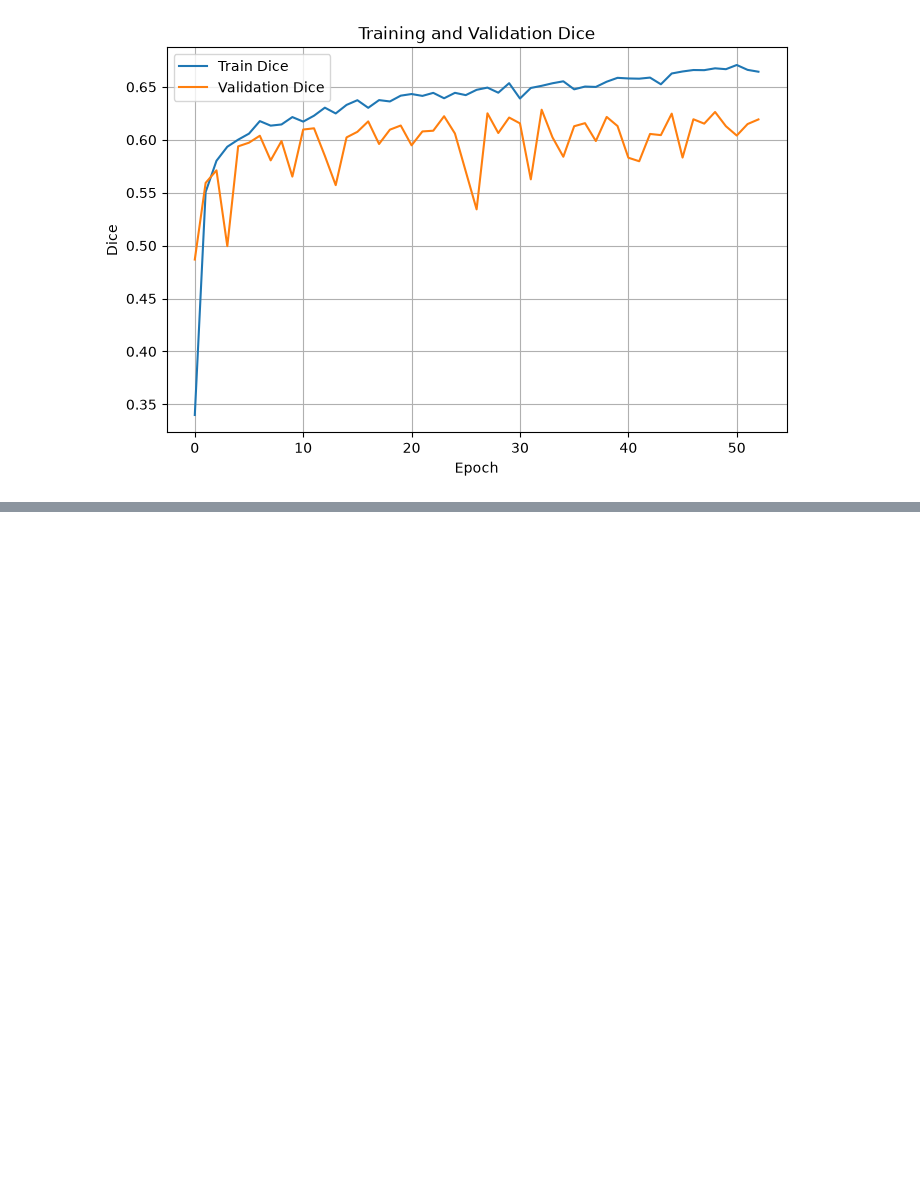
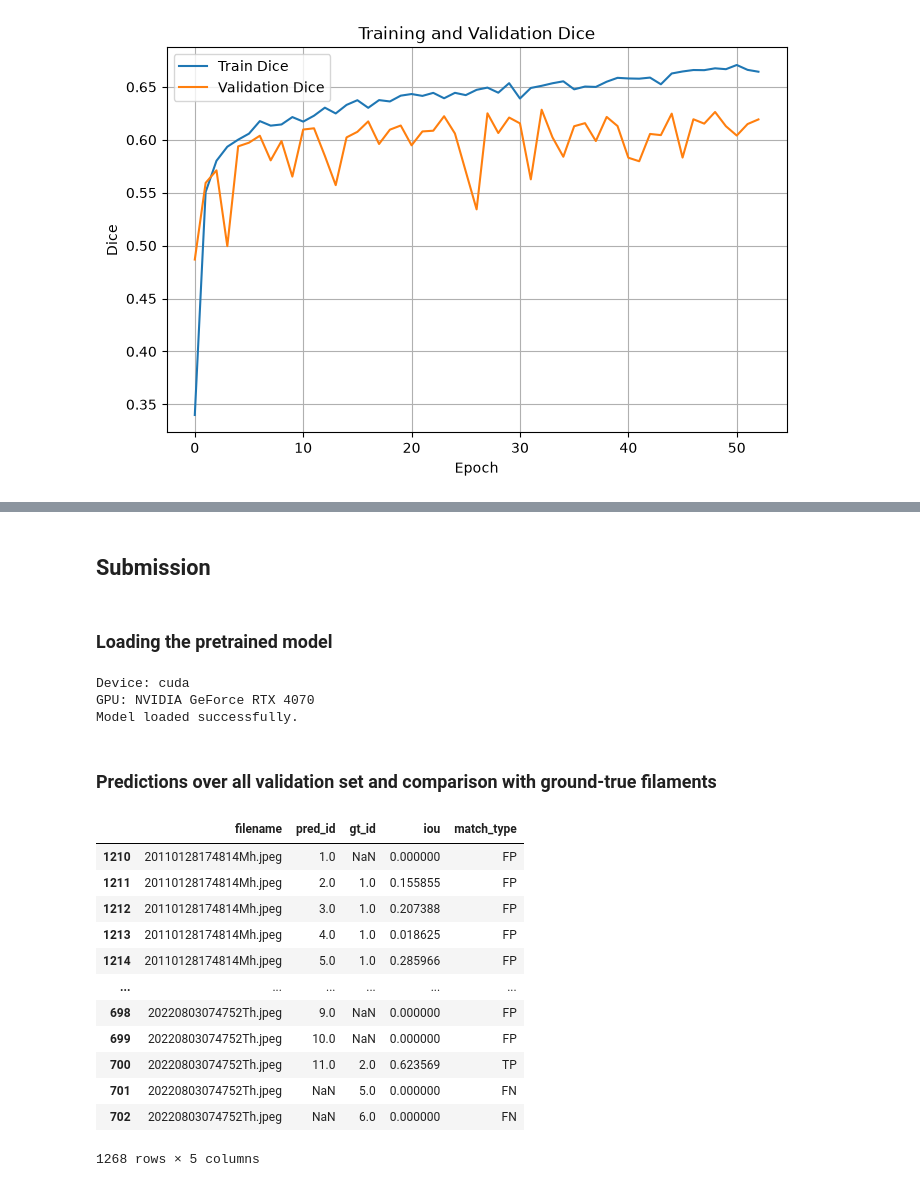
Before and after one commit to dario2002lr-coder/kaggle_solar_filament_segmentation, a Jupyter notebook: notebooks/03_network_optimisation.ipynb, the cells around one changed output, grey strips where cells are left out. Cells and saved outputs as stored; diff of their text form; code cells hidden in the pictures; blank space fills up the shorter version.

```diff
--- a/notebooks/03_network_optimisation.ipynb
+++ b/notebooks/03_network_optimisation.ipynb
@@ -525,0 +541,47 @@ plt.show()
+# %% [markdown]
+## Submission
+# %% [markdown]
+### Loading the pretrained model
+# %%
+device = torch.device(
+    "cuda" if torch.cuda.is_available() else "cpu"
+)
+
+print(f"Device: {device}")
+
+if device.type == "cuda":
+    print(f"GPU: {torch.cuda.get_device_name(0)}")
+
+BEST_CONFIG = {
+    "base_channels": 16,
+    "depth": 5,
+    "num_convs": 1,
+    "kernel_size": 3,
+    "activation": "gelu",
+}
+
+models_dir = get_path(CONFIG["paths"]["models_dir"])
+checkpoint_path=(
+        models_dir
+        / "best_unet_data_augmentation.pth"
+    )
+
+model = ConfigurableUNet(
+    in_channels=1,
+    out_channels=1,
+    **BEST_CONFIG,
+)
+
+model = load_model(
+    model=model,
+    checkpoint_path=checkpoint_path,
+    device=device,
+)
+
+print("Model loaded successfully.")
+# %% [output]
+Device: cuda
+GPU: NVIDIA GeForce RTX 4070
+Model loaded successfully.
+# %% [markdown]
+### Predictions over all validation set and comparison with ground-true filaments
@@ -525,0 +659,16 @@ plt.show()
+# %%
+validation_comparisons_df
+# %% [output]
+|  | filename | pred_id | gt_id | iou | match_type |
+| 1210 | 20110128174814Mh.jpeg | 1.0 | NaN | 0.000000 | FP |
+| 1211 | 20110128174814Mh.jpeg | 2.0 | 1.0 | 0.155855 | FP |
+| 1212 | 20110128174814Mh.jpeg | 3.0 | 1.0 | 0.207388 | FP |
+| 1213 | 20110128174814Mh.jpeg | 4.0 | 1.0 | 0.018625 | FP |
+| 1214 | 20110128174814Mh.jpeg | 5.0 | 1.0 | 0.285966 | FP |
+| ... | ... | ... | ... | ... | ... |
+| 698 | 20220803074752Th.jpeg | 9.0 | NaN | 0.000000 | FP |
+| 699 | 20220803074752Th.jpeg | 10.0 | NaN | 0.000000 | FP |
+| 700 | 20220803074752Th.jpeg | 11.0 | 2.0 | 0.623569 | TP |
+| 701 | 20220803074752Th.jpeg | NaN | 5.0 | 0.000000 | FN |
+| 702 | 20220803074752Th.jpeg | NaN | 6.0 | 0.000000 | FN |
+1268 rows × 5 columns
```
Also changed, not shown: parts of 3 cells of this notebook, 4 other files.
